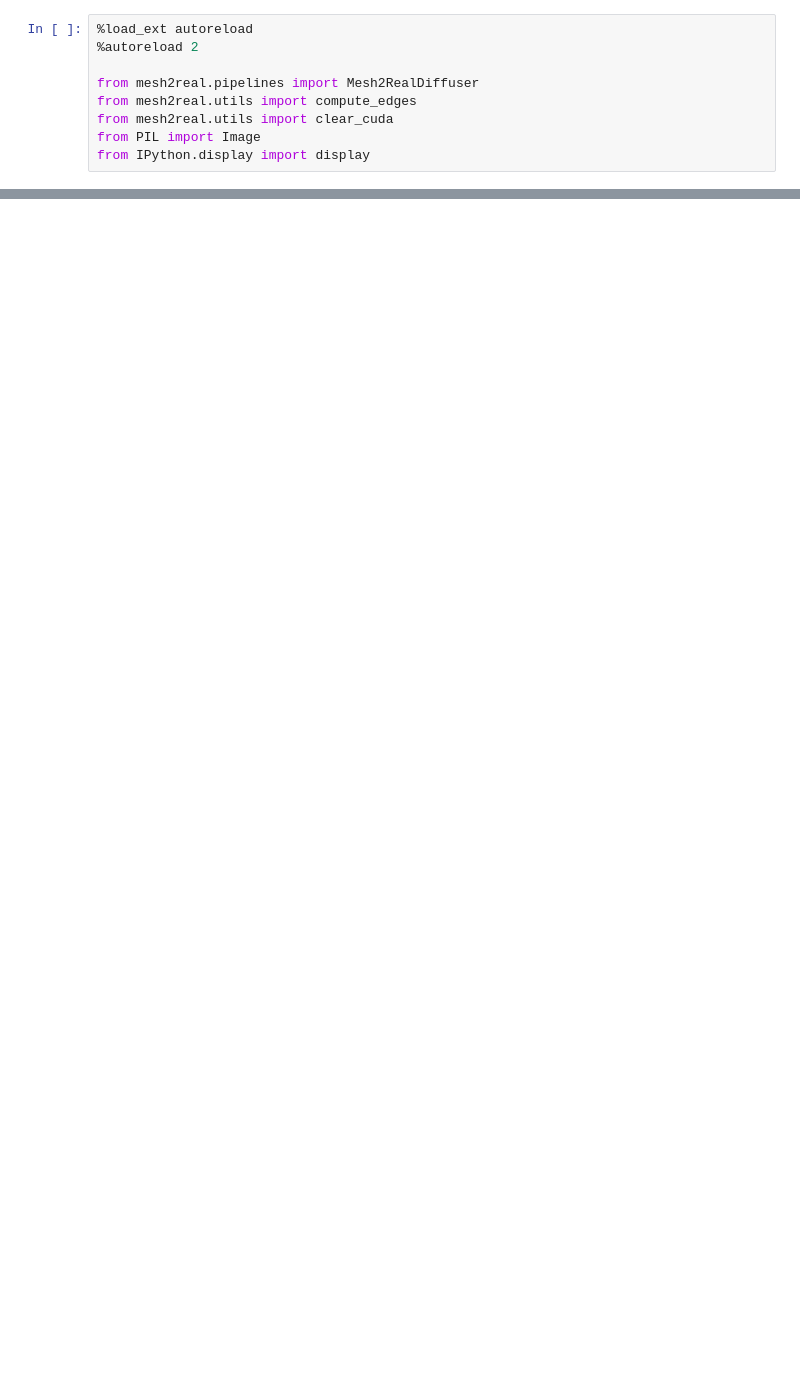
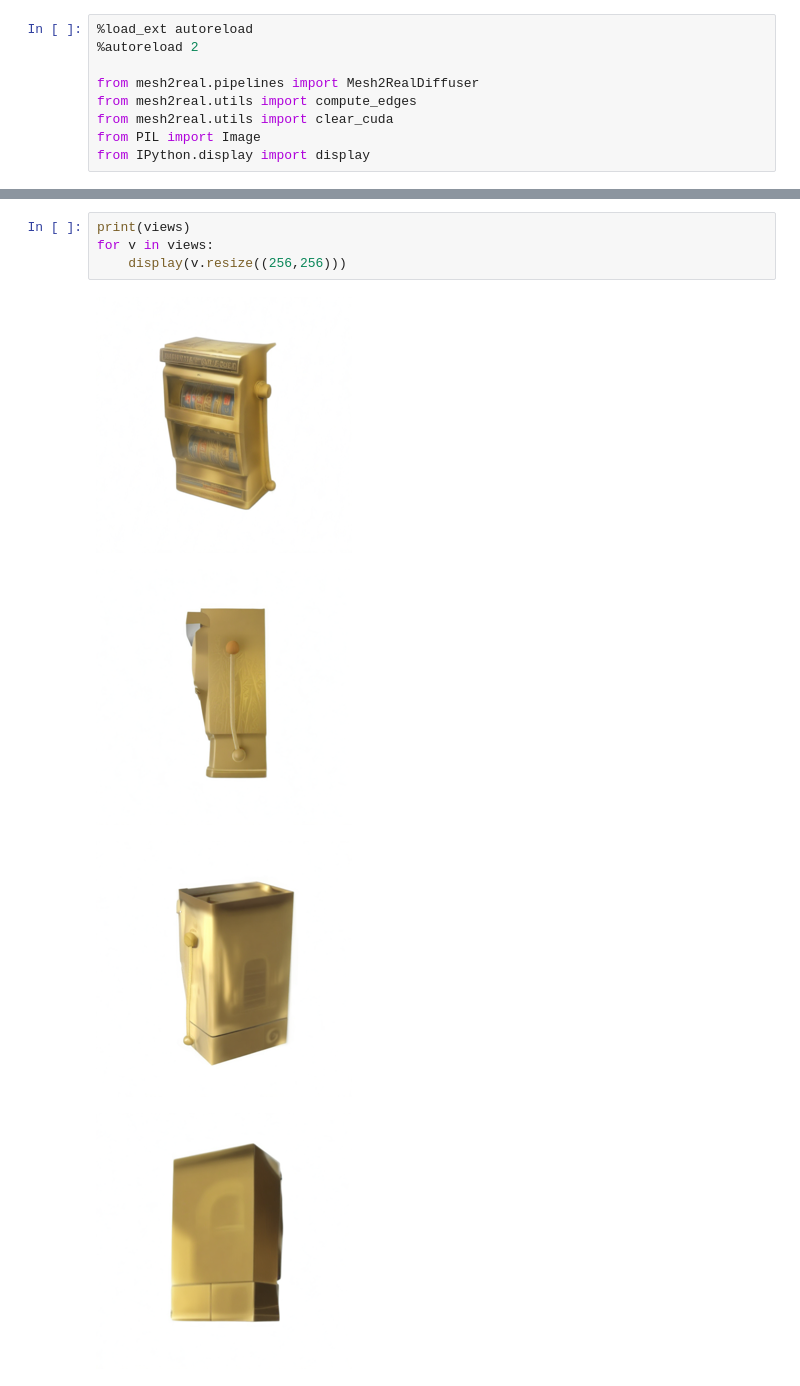
Before and after one commit to odusseys/Mesh2Real, a Jupyter notebook: inference.ipynb, the cells around one changed output, grey strips where cells are left out. Saved outputs shown, nothing was run; the diff lists cells and outputs as text; blank space fills up the shorter version.

```diff
--- a/inference.ipynb
+++ b/inference.ipynb
@@ -54,0 +34,9 @@ image_encoder torch.float16 cuda:0
+# %%
+print(views)
+for v in views:
+    display(v.resize((256,256)))
+# %% [output]
+[figure, added]
+[figure, added]
+[figure, added]
+[figure, added]
```
Also changed, not shown: parts of 8 cells of this notebook, 7 other files.
